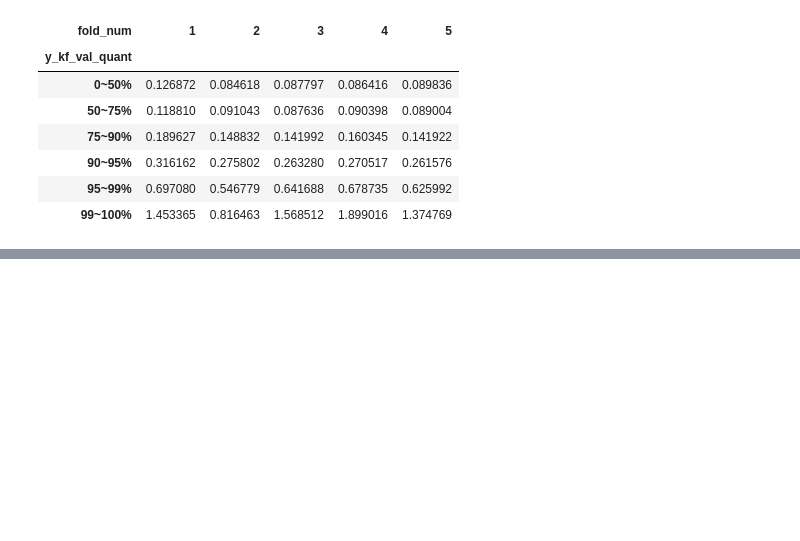
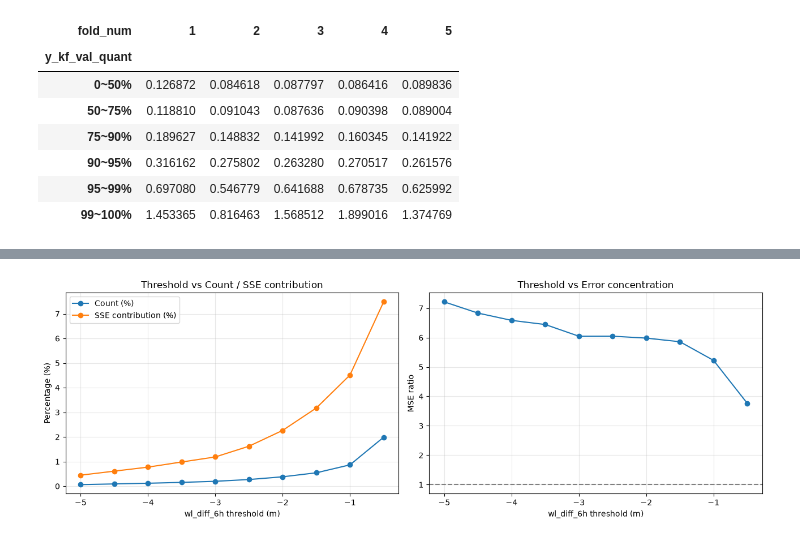
Before and after one commit to soohok402/AI_Data_exhibition, a Jupyter notebook: notebook/5-2_model_enhance_error_analysis.ipynb, the cells around one changed output, grey strips where cells are left out. Drawn from its saved outputs; the diff is of its cells as text; code cells hidden in the pictures; blank space fills up the shorter version.

```diff
--- a/notebook/5-2_model_enhance_error_analysis.ipynb
+++ b/notebook/5-2_model_enhance_error_analysis.ipynb
@@ -159,0 +286,77 @@ Name: count, dtype: int64
+# %%
+# ============================================================
+# 3-2. 계측오류 의심 임계값별 RMSE 및 SSE 기여율 비교
+# ============================================================
+
+thresholds = [-0.5, -1, -1.5, -2, -2.5, -3, -3.5, -4, -4.5, -5]
+
+total_count = train_kf_oof['resid_sq'].count()
+total_sse = train_kf_oof['resid_sq'].sum()
+
+meas_error_results = []
+
+for threshold in thresholds:
+
+    cond_meas_error = train_kf_oof['wl_diff_6h'] < threshold
+    error_data = train_kf_oof.loc[cond_meas_error, 'resid_sq']
+
+    count = error_data.count()
+    sse = error_data.sum()
+    mse = error_data.mean()
+
+    meas_error_results.append({
+        'threshold': threshold,
+        'count': count,
+        'count_pct(%)': count / total_count * 100,
+        'sse': sse,
+        'sse_contribution_pct(%)': sse / total_sse * 100,
+        'rmse': np.sqrt(mse),
+        'error_concentration': (
+            (sse / total_sse) / (count / total_count)
+            if count > 0 else np.nan
+        )
+    })
+
+meas_error_threshold = pd.DataFrame(meas_error_results)
+
+display(meas_error_threshold)
+
+import matplotlib.pyplot as plt
+
+fig, axes = plt.subplots(1, 2, figsize=(13, 4.5))
+
+# 1. 임계값에 따른 count 비율과 SSE 기여율
+axes[0].plot(
+    meas_error_threshold['threshold'],
+    meas_error_threshold['count_pct(%)'],
+    marker='o', label='Count (%)'
+)
+
+axes[0].plot(
+    meas_error_threshold['threshold'],
+    meas_error_threshold['sse_contribution_pct(%)'],
+    marker='o', label='SSE contribution (%)'
+)
+
+axes[0].set_xlabel('wl_diff_6h threshold (m)')
+axes[0].set_ylabel('Percentage (%)')
+axes[0].set_title('Threshold vs Count / SSE contribution')
+axes[0].legend()
+axes[0].grid(alpha=0.3)
+
+# 2. 임계값에 따른 오차 집중 배율
+axes[1].plot(
+    meas_error_threshold['threshold'],
+    meas_error_threshold['error_concentration'],
+    marker='o'
+)
+
+axes[1].axhline(1, linestyle='--', color='gray')
+axes[1].set_xlabel('wl_diff_6h threshold (m)')
+axes[1].set_ylabel('MSE ratio')
+axes[1].set_title('Threshold vs Error concentration')
+axes[1].grid(alpha=0.3)
+
+plt.tight_layout()
+plt.show()
+# %% [output]
@@ -159,0 +374 @@ Name: count, dtype: int64
+[figure, added]
```
Also changed, not shown: parts of 11 cells of this notebook, 9 other files.
